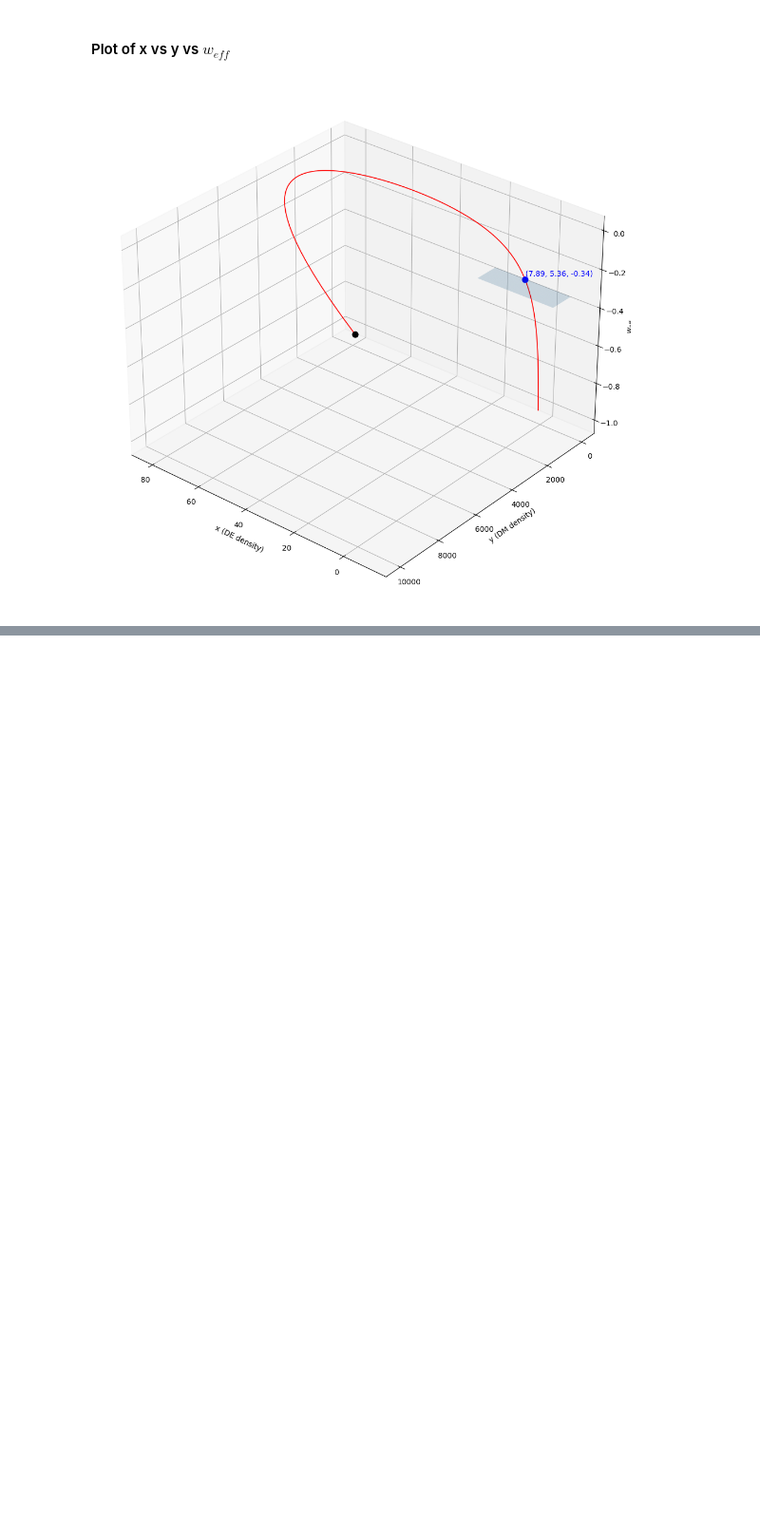
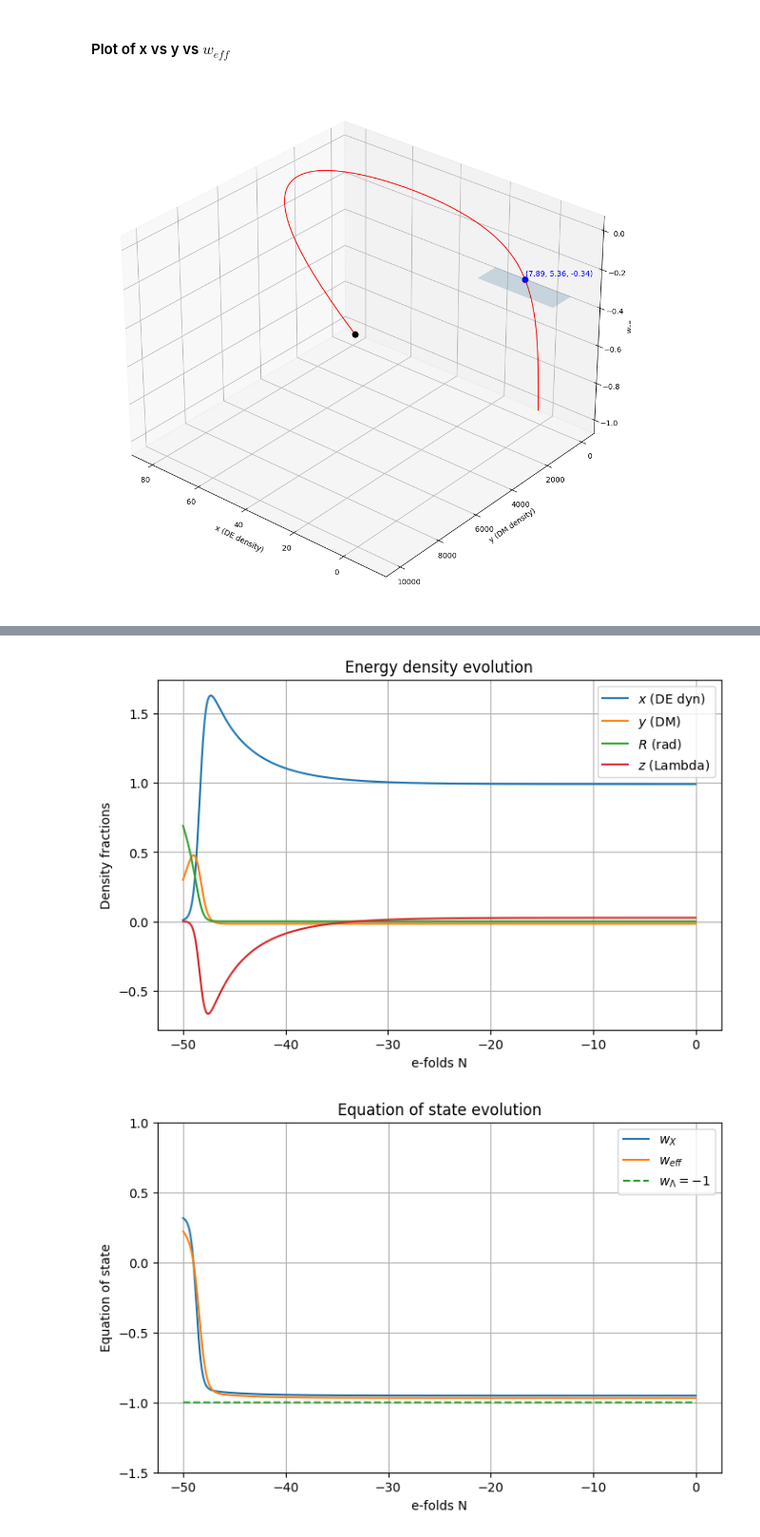
Before and after one commit to up2107120/Dynamical-systems-of-DE, a Jupyter notebook: Affine DE+DM liquid model.ipynb, the cells around one changed output, grey strips where cells are left out. Shown at 95% size. Saved outputs shown, nothing was run; the diff lists cells and outputs as text; code cells hidden in the pictures; blank space fills up the shorter version.

Commit message:
adding radiation terms

```diff
--- a/Affine DE+DM liquid model.ipynb
+++ b/Affine DE+DM liquid model.ipynb
@@ -259,0 +368,79 @@ plt.show()
+# %%
+import numpy as np
+import matplotlib.pyplot as plt
+from scipy.integrate import solve_ivp
+
+# parameters
+w = -0.95
+q = 0.05
+
+# system in e-fold time N
+def system(N, vars):
+    x, y, R = vars
+
+    z = 1 - x - y - R
+
+    dx = -3*(1+w)*(x**2 - x) + 3*x*y + 4*x*R + q*(1 - 2*y - R)
+    dy = -3*y - q*(1 - 2*y - R) + 3*(1+w)*x*y + 3*y**2 + 4*y*R
+    dR = -4*R + 3*(1+w)*x*R + 3*y*R + 4*R**2
+
+    return [dx, dy, dR]
+
+
+# time range (back to radiation era)
+simulationTime = np.linspace(-50, 0, 2000)
+
+# initial conditions (early radiation + matter dominated)
+y0 = [0.01, 0.3, 0.69]   # x, y, R
+
+sol = solve_ivp(system, [-50, 0], y0, t_eval=simulationTime)
+
+x = sol.y[0]
+y = sol.y[1]
+R = sol.y[2]
+
+# derived variables
+z = 1 - x - y - R
+
+# equation of state of dynamic DE
+wX = ((w+1)*x + y + (4/3)*R - 1) / (1 - y + 1e-8)
+
+# effective EOS
+weff = (w+1)*x + y + (4/3)*R - 1
+
+w_lambda = -1 * np.ones_like(simulationTime)
+
+
+# -----------------------------
+# PLOT 1: densities
+# -----------------------------
+plt.figure(figsize=(8,5))
+plt.plot(simulationTime, x, label=r'$x$ (DE dyn)')
+plt.plot(simulationTime, y, label=r'$y$ (DM)')
+plt.plot(simulationTime, R, label=r'$R$ (rad)')
+plt.plot(simulationTime, z, label=r'$z$ (Lambda)')
+plt.xlabel("e-folds N")
+plt.ylabel("Density fractions")
+plt.legend()
+plt.title("Energy density evolution")
+plt.grid()
+
+
+# -----------------------------
+# PLOT 2: equations of state
+# -----------------------------
+plt.figure(figsize=(8,5))
+plt.plot(simulationTime, wX, label=r'$w_X$')
+plt.plot(simulationTime, weff, label=r'$w_{eff}$')
+plt.plot(simulationTime, w_lambda, '--', label=r'$w_\Lambda = -1$')
+plt.xlabel("e-folds N")
+plt.ylabel("Equation of state")
+plt.ylim(-1.5, 1.0)
+plt.legend()
+plt.title("Equation of state evolution")
+plt.grid()
+
+plt.show()
+# %% [output]
+[figure, added]
+[figure, added]
```
Also changed, not shown: parts of 8 cells of this notebook.
